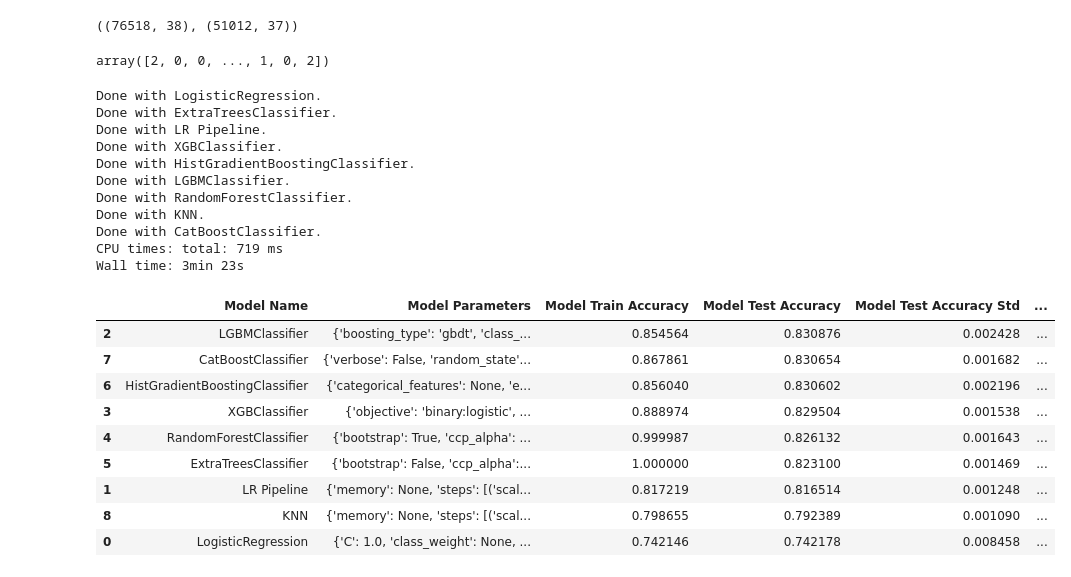
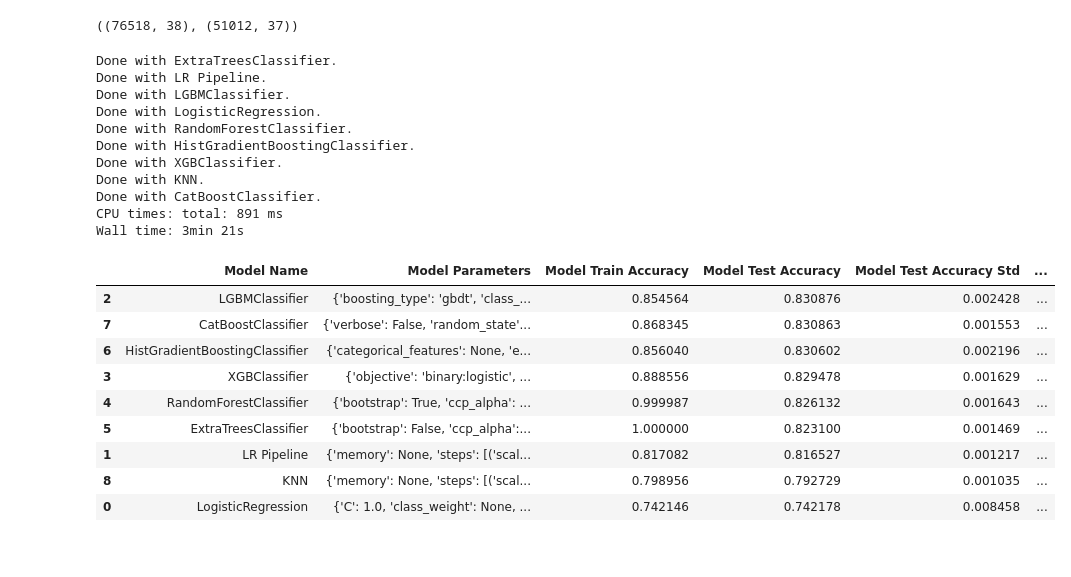
Before and after one commit to hardboyvino/kaggle_competition, a Jupyter notebook: playground_4.6/baseline.ipynb, the cells around one changed output. Drawn from its saved outputs; the diff is of its cells as text; code cells hidden in the pictures.

```diff
--- a/playground_4.6/baseline.ipynb
+++ b/playground_4.6/baseline.ipynb
@@ -52,16 +50,15 @@ TARGET = 'Target'
+# %%
+# Label Encode the target
+
+le = LabelEncoder()
+le.fit(train[TARGET])
+train[TARGET] = le.transform(train[TARGET])
 # %%
 X = train.drop(['id', TARGET], axis=1)
 y = train[TARGET]
 
 n_splits = 3
 sk3 = StratifiedKFold(n_splits=n_splits, shuffle=True, random_state=5)
-# %%
-le = LabelEncoder()
-le.fit(y)
-y_le = le.transform(y)
-y_le
-# %% [output]
-array([2, 0, 0, ..., 1, 0, 2])
 # %%
 # Define pipelines
 knn_pipeline = Pipeline([
@@ -174,30 +171,41 @@ for model in models:
         model_name = model.__class__.__name__
 
     baseline_features[model_name] = list(X.columns)
+# %%
+with open('baseline_features.txt', mode='w') as f:
+    pprint(baseline_features, stream=f)
+# %%
+# Read and parse the text file containing the best features so far for each model
+
+with open('baseline_features.txt', 'r') as f:
+    file_content = f.read()
+
+# Parse the contents
+baseline_features = ast.literal_eval(file_content)
 # %%
 %%time
 
-baseline_models = evaluate_models(models, X, y_le, baseline_features, sk3, f'{experiment_name}')
+baseline_models = evaluate_models(models, X, y, baseline_features, sk3, f'{experiment_name}_test')
 baseline_models
 # %% [output]
-Done with LogisticRegression.
 Done with ExtraTreesClassifier.
 Done with LR Pipeline.
+Done with LGBMClassifier.
+Done with LogisticRegression.
+Done with RandomForestClassifier.
+Done with HistGradientBoostingClassifier.
 Done with XGBClassifier.
-Done with HistGradientBoostingClassifier.
-Done with LGBMClassifier.
-Done with RandomForestClassifier.
 Done with KNN.
 Done with CatBoostClassifier.
-CPU times: total: 719 ms
-Wall time: 3min 23s
+CPU times: total: 891 ms
+Wall time: 3min 21s
 |  | Model Name | Model Parameters | Model Train Accuracy | Model Test Accuracy | Model Test Accuracy Std | ... |
 | 2 | LGBMClassifier | {'boosting_type': 'gbdt', 'class_... | 0.854564 | 0.830876 | 0.002428 | ... |
-| 7 | CatBoostClassifier | {'verbose': False, 'random_state'... | 0.867861 | 0.830654 | 0.001682 | ... |
+| 7 | CatBoostClassifier | {'verbose': False, 'random_state'... | 0.868345 | 0.830863 | 0.001553 | ... |
 | 6 | HistGradientBoostingClassifier | {'categorical_features': None, 'e... | 0.856040 | 0.830602 | 0.002196 | ... |
-| 3 | XGBClassifier | {'objective': 'binary:logistic', ... | 0.888974 | 0.829504 | 0.001538 | ... |
+| 3 | XGBClassifier | {'objective': 'binary:logistic', ... | 0.888556 | 0.829478 | 0.001629 | ... |
 | 4 | RandomForestClassifier | {'bootstrap': True, 'ccp_alpha': ... | 0.999987 | 0.826132 | 0.001643 | ... |
 | 5 | ExtraTreesClassifier | {'bootstrap': False, 'ccp_alpha':... | 1.000000 | 0.823100 | 0.001469 | ... |
-| 1 | LR Pipeline | {'memory': None, 'steps': [('scal... | 0.817219 | 0.816514 | 0.001248 | ... |
-| 8 | KNN | {'memory': None, 'steps': [('scal... | 0.798655 | 0.792389 | 0.001090 | ... |
+| 1 | LR Pipeline | {'memory': None, 'steps': [('scal... | 0.817082 | 0.816527 | 0.001217 | ... |
+| 8 | KNN | {'memory': None, 'steps': [('scal... | 0.798956 | 0.792729 | 0.001035 | ... |
 | 0 | LogisticRegression | {'C': 1.0, 'class_weight': None, ... | 0.742146 | 0.742178 | 0.008458 | ... |
```
Also changed, not shown: parts of 18 cells of this notebook.
